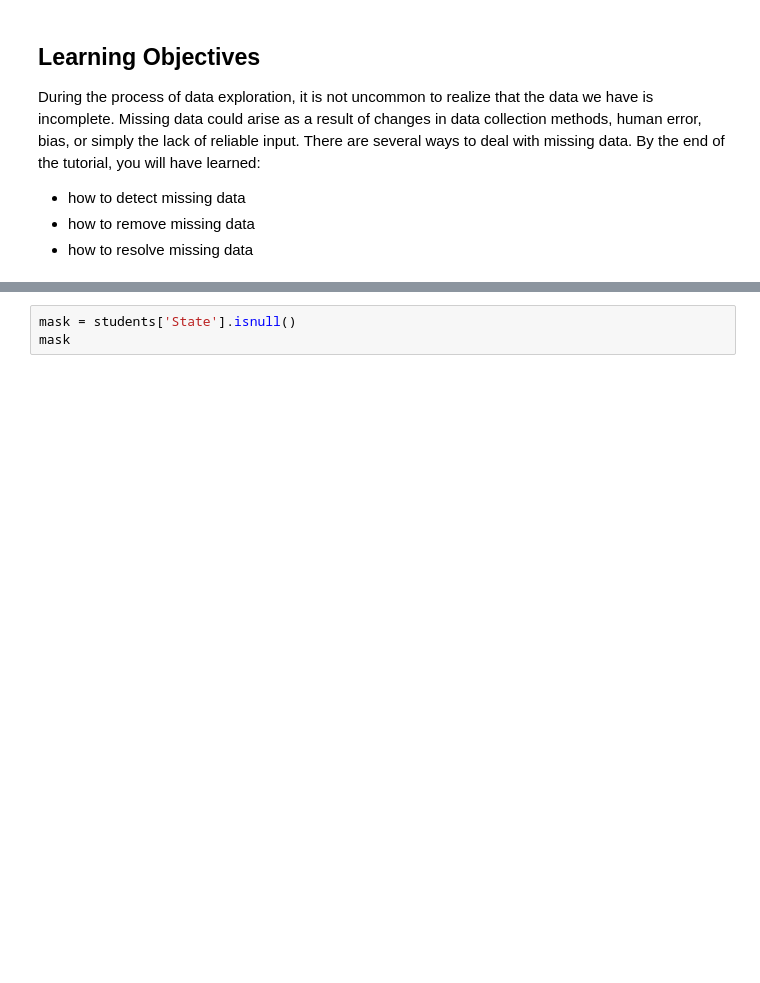
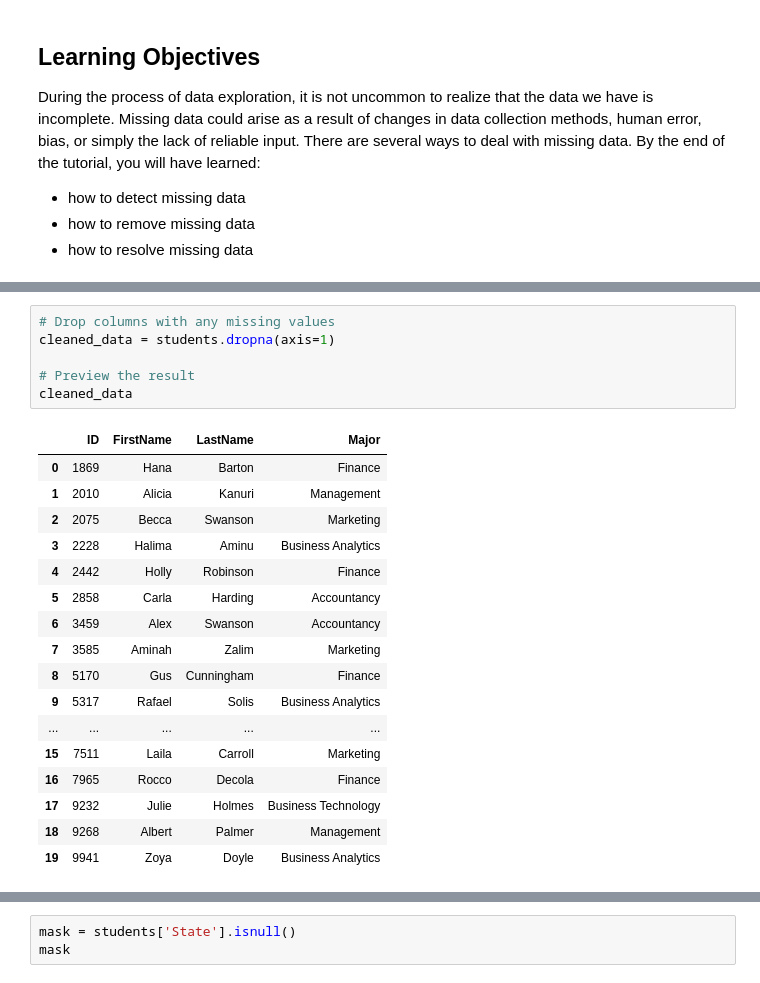
Before and after one commit to Minhhoang2606/Machine-learning-with-Python-Foundations, a Jupyter notebook: 04/04_02e.ipynb, the cells around one changed output, grey strips where cells are left out. Saved outputs shown, nothing was run; the diff lists cells and outputs as text; blank space fills up the shorter version.

```diff
--- a/04/04_02e.ipynb
+++ b/04/04_02e.ipynb
@@ -33,0 +122,24 @@ students
+# %%
+# Drop columns with any missing values
+cleaned_data = students.dropna(axis=1)
+
+# Preview the result
+cleaned_data
+# %% [output]
+|  | ID | FirstName | LastName | Major |
+| 0 | 1869 | Hana | Barton | Finance |
+| 1 | 2010 | Alicia | Kanuri | Management |
+| 2 | 2075 | Becca | Swanson | Marketing |
+| 3 | 2228 | Halima | Aminu | Business Analytics |
+| 4 | 2442 | Holly | Robinson | Finance |
+| 5 | 2858 | Carla | Harding | Accountancy |
+| 6 | 3459 | Alex | Swanson | Accountancy |
+| 7 | 3585 | Aminah | Zalim | Marketing |
+| 8 | 5170 | Gus | Cunningham | Finance |
+| 9 | 5317 | Rafael | Solis | Business Analytics |
+| ... | ... | ... | ... | ... |
+| 15 | 7511 | Laila | Carroll | Marketing |
+| 16 | 7965 | Rocco | Decola | Finance |
+| 17 | 9232 | Julie | Holmes | Business Technology |
+| 18 | 9268 | Albert | Palmer | Management |
+| 19 | 9941 | Zoya | Doyle | Business Analytics |
```
Also changed, not shown: parts of 13 cells of this notebook.
